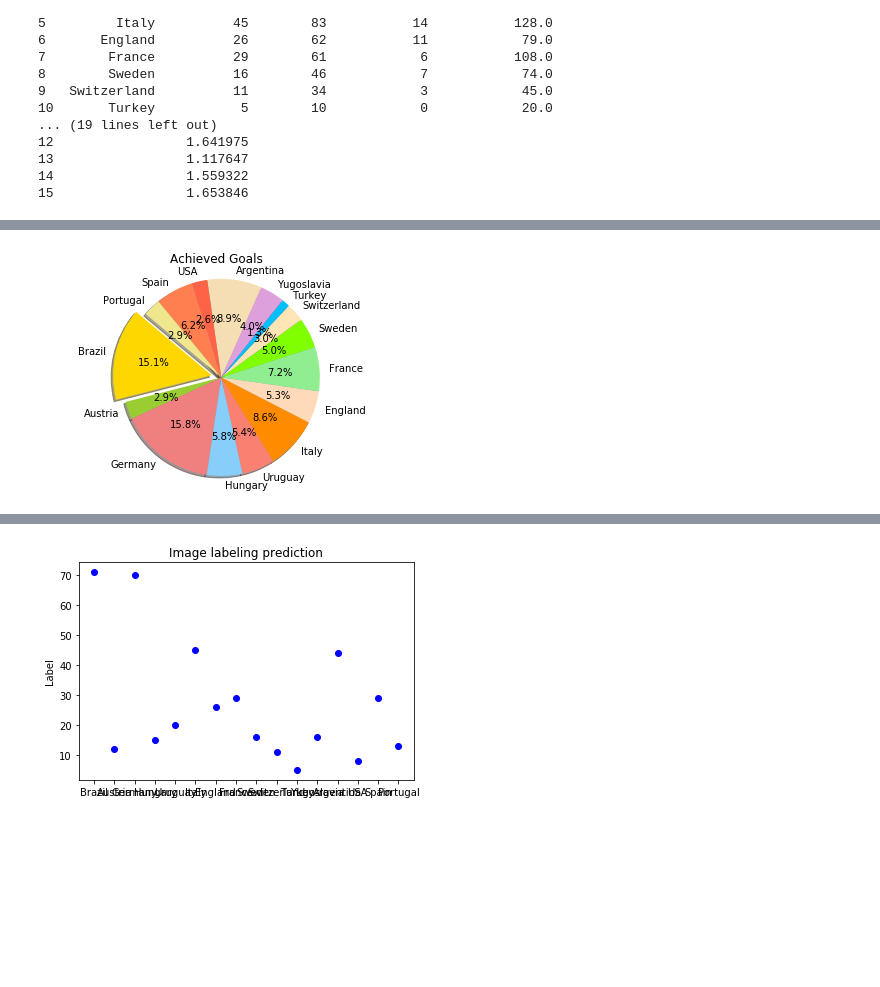
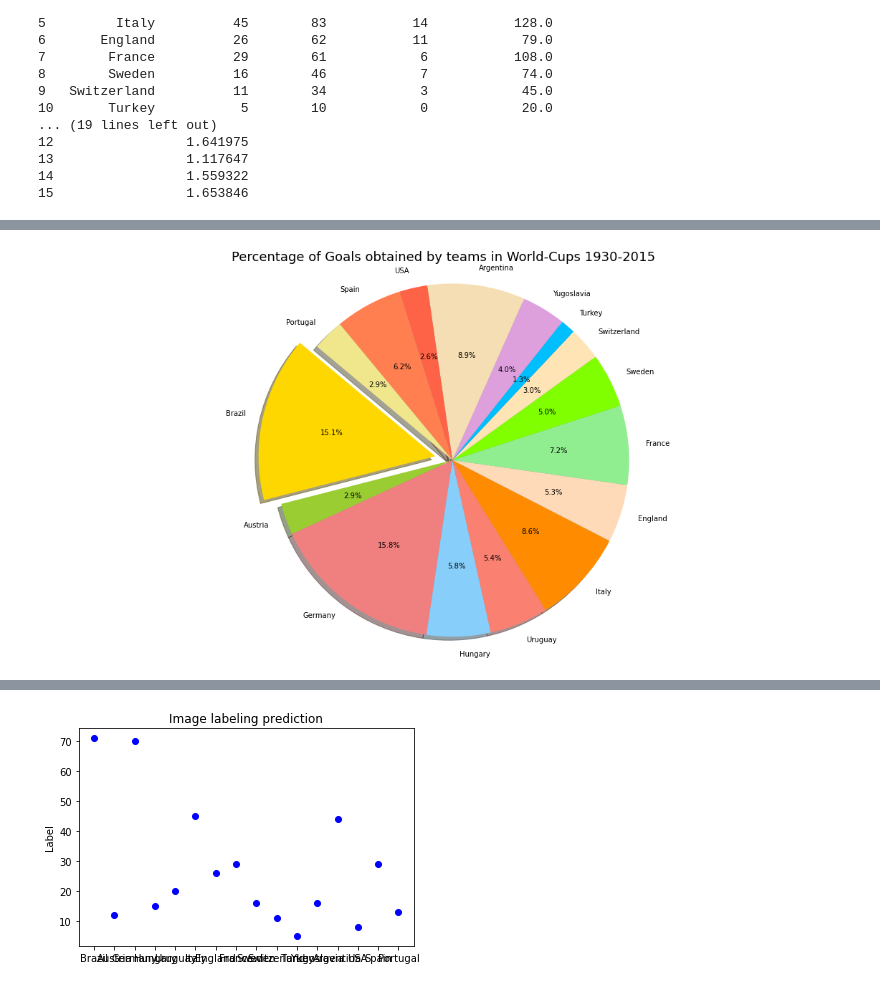
Before and after one commit to MasoudMoeini/Football-World-Cup, a Jupyter notebook: Football_WorldCup_01.ipynb, the cells around one changed output, grey strips where cells are left out. Saved outputs shown, nothing was run; the diff lists cells and outputs as text; code cells hidden in the pictures; blank space fills up the shorter version.

```diff
--- a/Football_WorldCup_01.ipynb
+++ b/Football_WorldCup_01.ipynb
@@ -323,23 +318,24 @@ plt.plot(y,x,'ro')
 # %%
 import matplotlib.pyplot as plt
 
 # Data to plot
+plt.figure(figsize=(20,10))
 labels = 'Brazil','Austria','Germany','Hungary','Uruguay','Italy','England','France','Sweden','Switzerland','Turkey','Yugoslavia','Argentina','USA','Spain','Portugal'
 sizes =[Braa, Auss, Gerr, Hunn,Urgg,Itaa,Engg,Fraa,Swee,Swii,Turr,Yugg,Argg,Uss,Spaa,Porr]
 colors = ['gold', 'yellowgreen', 'lightcoral', 'lightskyblue','salmon','darkorange','peachpuff','lightgreen',
          'chartreuse','moccasin','deepskyblue','plum','wheat','tomato','coral','khaki']
 explode = (0.1, 0, 0, 0,0,0,0,0,0,0,0,0,0,0,0,0)  # explode 1st slice
 
 # Plot
 
 plt.pie(sizes, explode=explode, labels=labels, colors=colors,
         autopct='%1.1f%%', shadow=True, startangle=140)
 
 plt.axis('equal')
-plt.title('Achieved Goals')
+plt.title('Percentage of Goals obtained by teams in World-Cups 1930-2015',fontsize=18)
 plt.show()
 # %% [output]
-[figure, old version]
+[figure, new version]
 # %%
 import matplotlib.pyplot as plt
 
```
Also changed, not shown: parts of 4 cells of this notebook, 2 other files.
